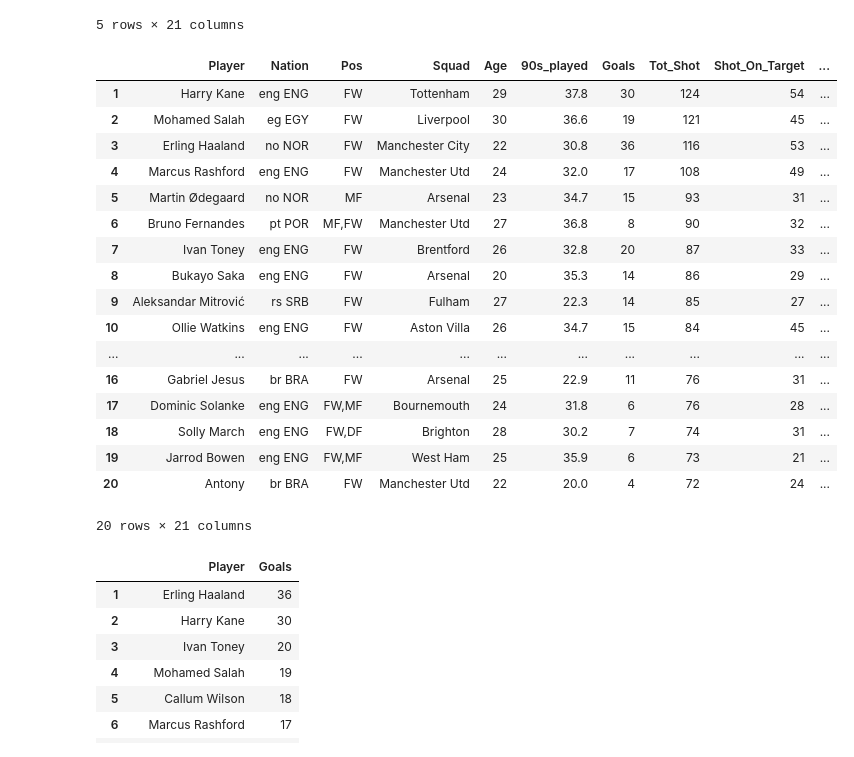
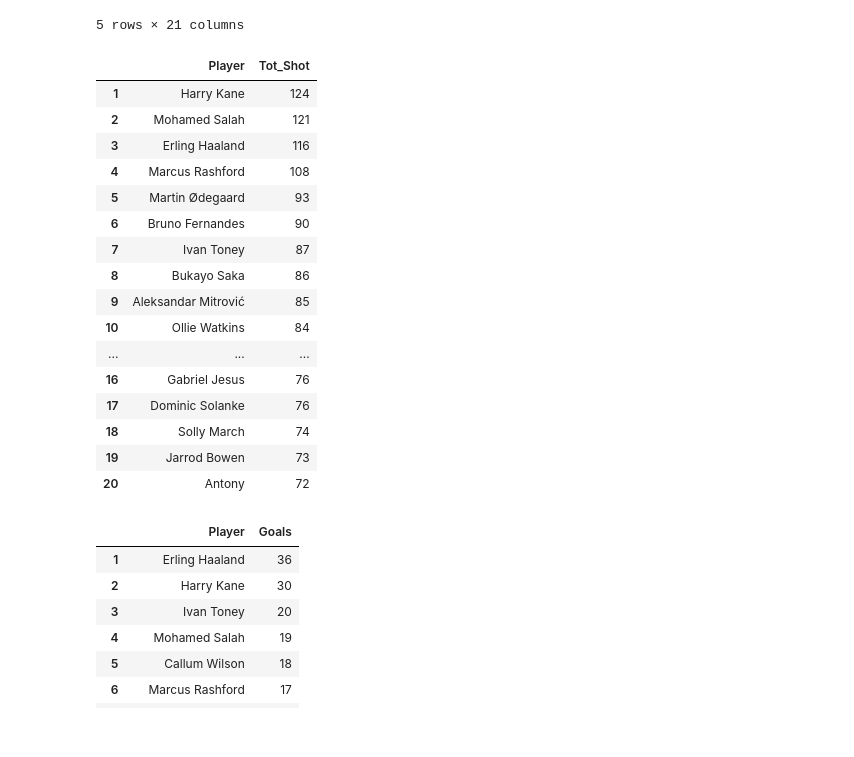
Before and after one commit to ayomidecole/Prem2022-23-data, a Jupyter notebook: 4_player_shooting_analysis.ipynb, the cells around one changed output. Saved outputs shown, nothing was run; the diff lists cells and outputs as text; code cells hidden in the pictures.

Commit message:
Finished Player shooting analysis

```diff
--- a/x_player_shooting_analysis.ipynb
+++ b/4_player_shooting_analysis.ipynb
@@ -26,26 +26,25 @@ player_shooting.head()
 # %%
 player_shooting_top20 = player_shooting.sort_values('Tot_Shot', ascending=False).head(20).reset_index(drop=True)
 player_shooting_top20.index = player_shooting_top20.index + 1
-player_shooting_top20
+player_shooting_top20[['Player', 'Tot_Shot']]
 # %% [output]
-|  | Player | Nation | Pos | Squad | Age | 90s_played | Goals | Tot_Shot | Shot_On_Target | ... |
-| 1 | Harry Kane | eng ENG | FW | Tottenham | 29 | 37.8 | 30 | 124 | 54 | ... |
-| 2 | Mohamed Salah | eg EGY | FW | Liverpool | 30 | 36.6 | 19 | 121 | 45 | ... |
-| 3 | Erling Haaland | no NOR | FW | Manchester City | 22 | 30.8 | 36 | 116 | 53 | ... |
-| 4 | Marcus Rashford | eng ENG | FW | Manchester Utd | 24 | 32.0 | 17 | 108 | 49 | ... |
-| 5 | Martin Ødegaard | no NOR | MF | Arsenal | 23 | 34.7 | 15 | 93 | 31 | ... |
-| 6 | Bruno Fernandes | pt POR | MF,FW | Manchester Utd | 27 | 36.8 | 8 | 90 | 32 | ... |
-| 7 | Ivan Toney | eng ENG | FW | Brentford | 26 | 32.8 | 20 | 87 | 33 | ... |
-| 8 | Bukayo Saka | eng ENG | FW | Arsenal | 20 | 35.3 | 14 | 86 | 29 | ... |
-| 9 | Aleksandar Mitrović | rs SRB | FW | Fulham | 27 | 22.3 | 14 | 85 | 27 | ... |
-| 10 | Ollie Watkins | eng ENG | FW | Aston Villa | 26 | 34.7 | 15 | 84 | 45 | ... |
-| ... | ... | ... | ... | ... | ... | ... | ... | ... | ... | ... |
-| 16 | Gabriel Jesus | br BRA | FW | Arsenal | 25 | 22.9 | 11 | 76 | 31 | ... |
-| 17 | Dominic Solanke | eng ENG | FW,MF | Bournemouth | 24 | 31.8 | 6 | 76 | 28 | ... |
-| 18 | Solly March | eng ENG | FW,DF | Brighton | 28 | 30.2 | 7 | 74 | 31 | ... |
-| 19 | Jarrod Bowen | eng ENG | FW,MF | West Ham | 25 | 35.9 | 6 | 73 | 21 | ... |
-| 20 | Antony | br BRA | FW | Manchester Utd | 22 | 20.0 | 4 | 72 | 24 | ... |
+|  | Player | Tot_Shot |
+| 1 | Harry Kane | 124 |
+| 2 | Mohamed Salah | 121 |
+| 3 | Erling Haaland | 116 |
+| 4 | Marcus Rashford | 108 |
+| 5 | Martin Ødegaard | 93 |
+| 6 | Bruno Fernandes | 90 |
+| 7 | Ivan Toney | 87 |
+| 8 | Bukayo Saka | 86 |
+| 9 | Aleksandar Mitrović | 85 |
+| 10 | Ollie Watkins | 84 |
+| ... | ... | ... |
+| 16 | Gabriel Jesus | 76 |
+| 17 | Dominic Solanke | 76 |
+| 18 | Solly March | 74 |
+| 19 | Jarrod Bowen | 73 |
+| 20 | Antony | 72 |
-20 rows × 21 columns
 # %%
 player_goals_top20 = player_shooting.sort_values('Goals', ascending=False).head(20).reset_index(drop=True)
 player_goals_top20.index = player_goals_top20.index + 1
```
Also changed, not shown: parts of 1 cell of this notebook.
